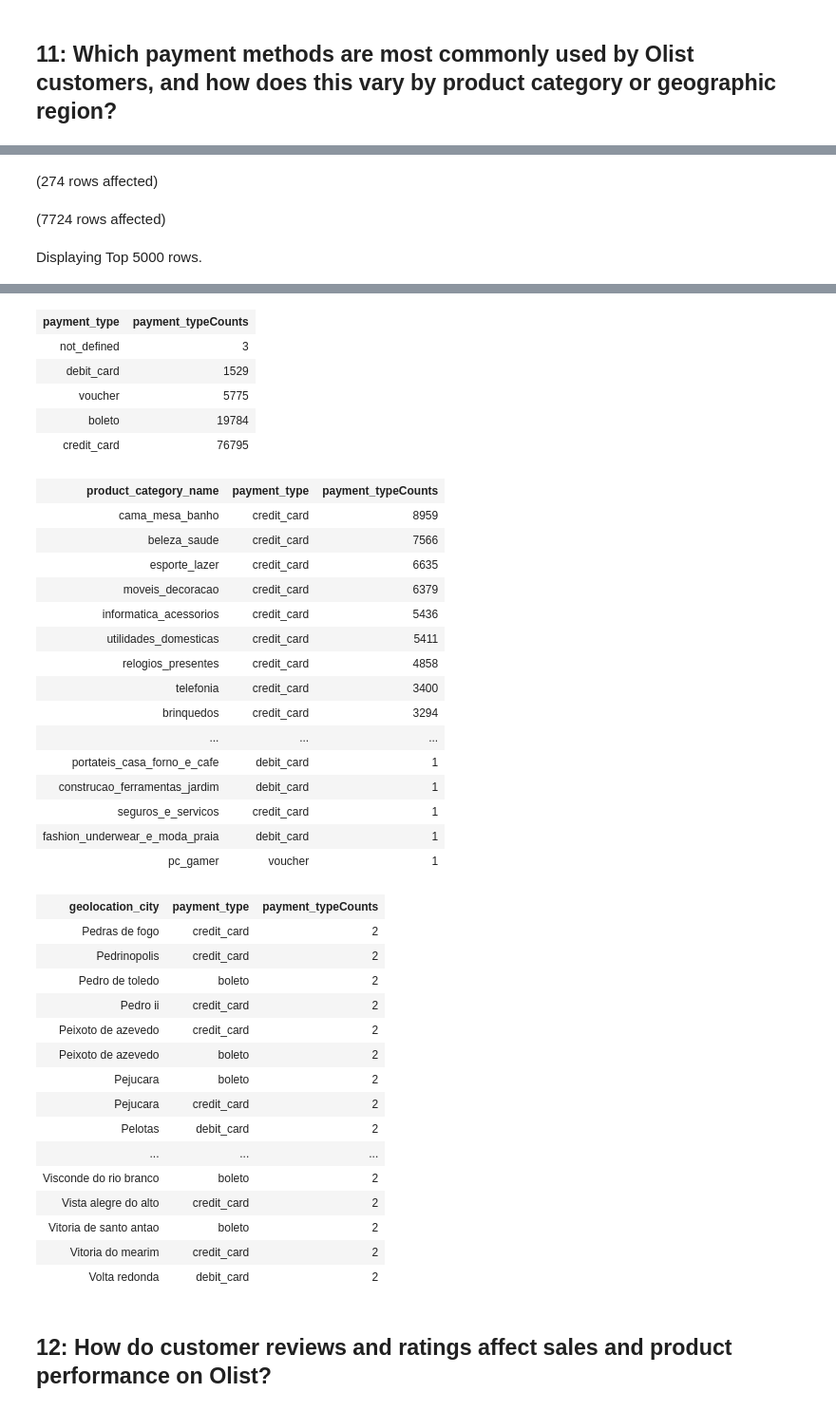
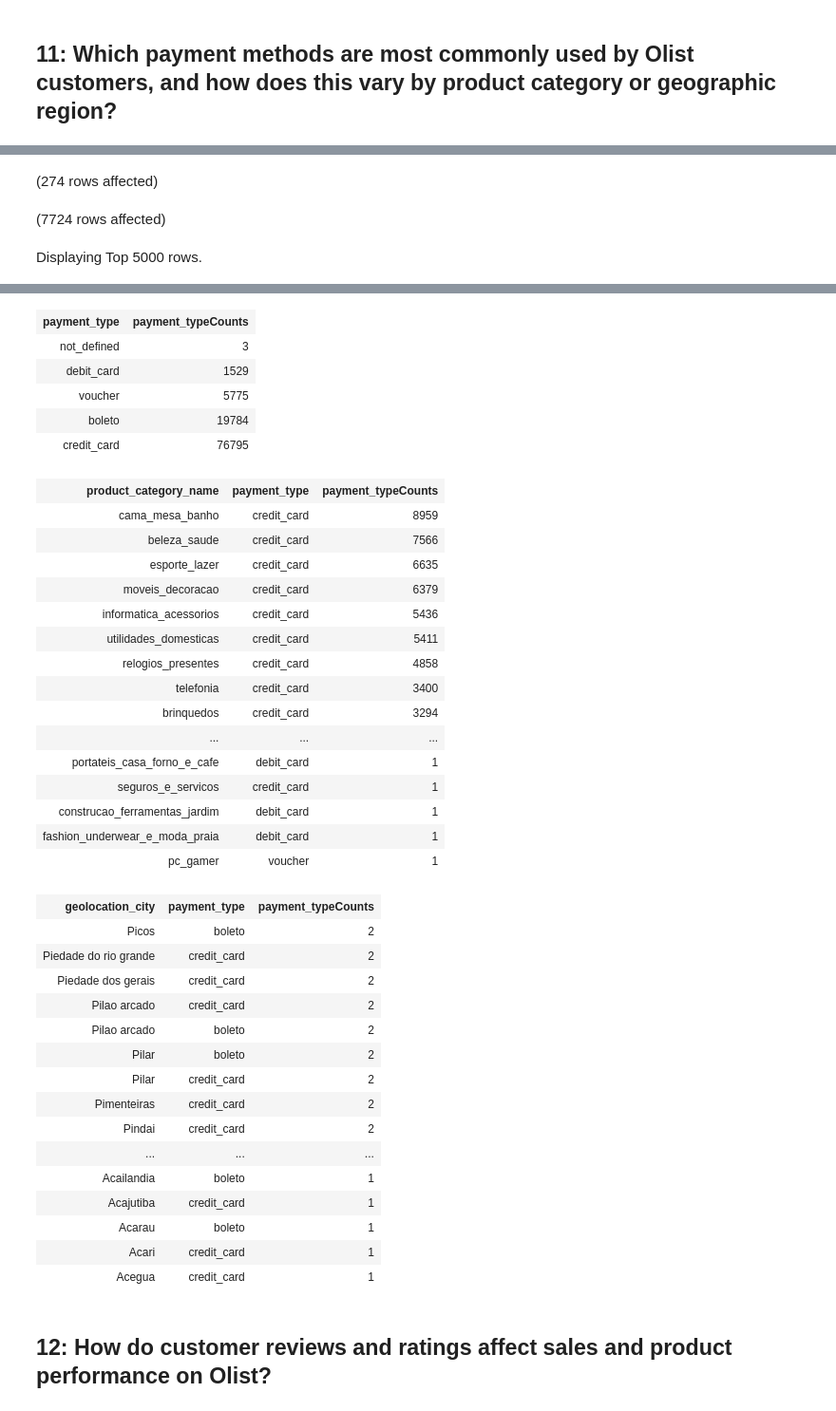
Before and after one commit to Emem-Data/Olist_Business, a Jupyter notebook: EDA.ipynb, the cells around one changed output, grey strips where cells are left out. Shown at 95% size. Saved outputs shown, nothing was run; the diff lists cells and outputs as text; code cells hidden in the pictures.

```diff
--- a/EDA.ipynb
+++ b/EDA.ipynb
@@ -310,7 +310,7 @@ Total execution time: 00:00:06.815
 # %% [markdown]
 ## **11: Which payment methods are most commonly used by Olist customers, and how does this vary by product category or geographic region?**
 # %%
-SELECT payment_type, COUNT(payment_type) payment_typeCounts
+1   SELECT payment_type, COUNT(payment_type) payment_typeCounts
 FROM [OlistBusiness].[dbo].[olist_order_payments_dataset]
 GROUP BY payment_type
 ORDER BY payment_typeCounts;
@@ -338,41 +338,41 @@ Total execution time: 00:08:06.128
 | payment_type | payment_typeCounts |
 | not_defined | 3 |
 | debit_card | 1529 |
 | voucher | 5775 |
 | boleto | 19784 |
 | credit_card | 76795 |
 | product_category_name | payment_type | payment_typeCounts |
 | cama_mesa_banho | credit_card | 8959 |
 | beleza_saude | credit_card | 7566 |
 | esporte_lazer | credit_card | 6635 |
 | moveis_decoracao | credit_card | 6379 |
 | informatica_acessorios | credit_card | 5436 |
 | utilidades_domesticas | credit_card | 5411 |
 | relogios_presentes | credit_card | 4858 |
 | telefonia | credit_card | 3400 |
 | brinquedos | credit_card | 3294 |
 | ... | ... | ... |
 | portateis_casa_forno_e_cafe | debit_card | 1 |
+| seguros_e_servicos | credit_card | 1 |
 | construcao_ferramentas_jardim | debit_card | 1 |
-| seguros_e_servicos | credit_card | 1 |
 | fashion_underwear_e_moda_praia | debit_card | 1 |
 | pc_gamer | voucher | 1 |
 | geolocation_city | payment_type | payment_typeCounts |
-| Pedras de fogo | credit_card | 2 |
-| Pedrinopolis | credit_card | 2 |
-| Pedro de toledo | boleto | 2 |
-| Pedro ii | credit_card | 2 |
-| Peixoto de azevedo | credit_card | 2 |
-| Peixoto de azevedo | boleto | 2 |
-| Pejucara | boleto | 2 |
-| Pejucara | credit_card | 2 |
-| Pelotas | debit_card | 2 |
+| Picos | boleto | 2 |
+| Piedade do rio grande | credit_card | 2 |
+| Piedade dos gerais | credit_card | 2 |
+| Pilao arcado | credit_card | 2 |
+| Pilao arcado | boleto | 2 |
+| Pilar | boleto | 2 |
+| Pilar | credit_card | 2 |
+| Pimenteiras | credit_card | 2 |
+| Pindai | credit_card | 2 |
 | ... | ... | ... |
-| Visconde do rio branco | boleto | 2 |
-| Vista alegre do alto | credit_card | 2 |
-| Vitoria de santo antao | boleto | 2 |
-| Vitoria do mearim | credit_card | 2 |
-| Volta redonda | debit_card | 2 |
+| Acailandia | boleto | 1 |
+| Acajutiba | credit_card | 1 |
+| Acarau | boleto | 1 |
+| Acari | credit_card | 1 |
+| Acegua | credit_card | 1 |
 # %% [markdown]
 ## **12: How do customer reviews and ratings affect sales and product performance on Olist?**
 # %%
```
Also changed, not shown: parts of 14 cells of this notebook.
